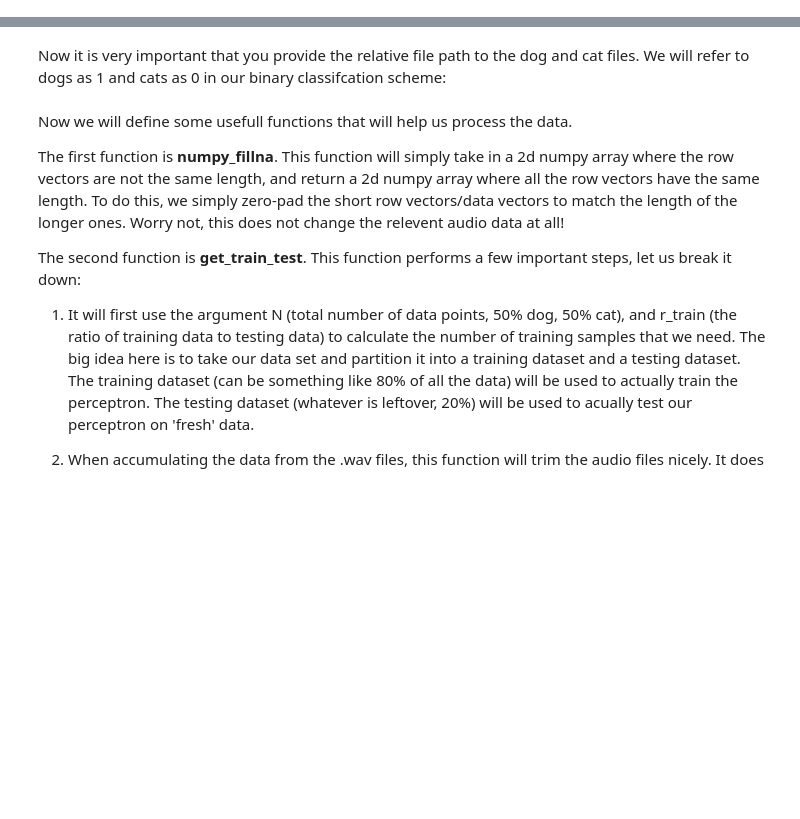
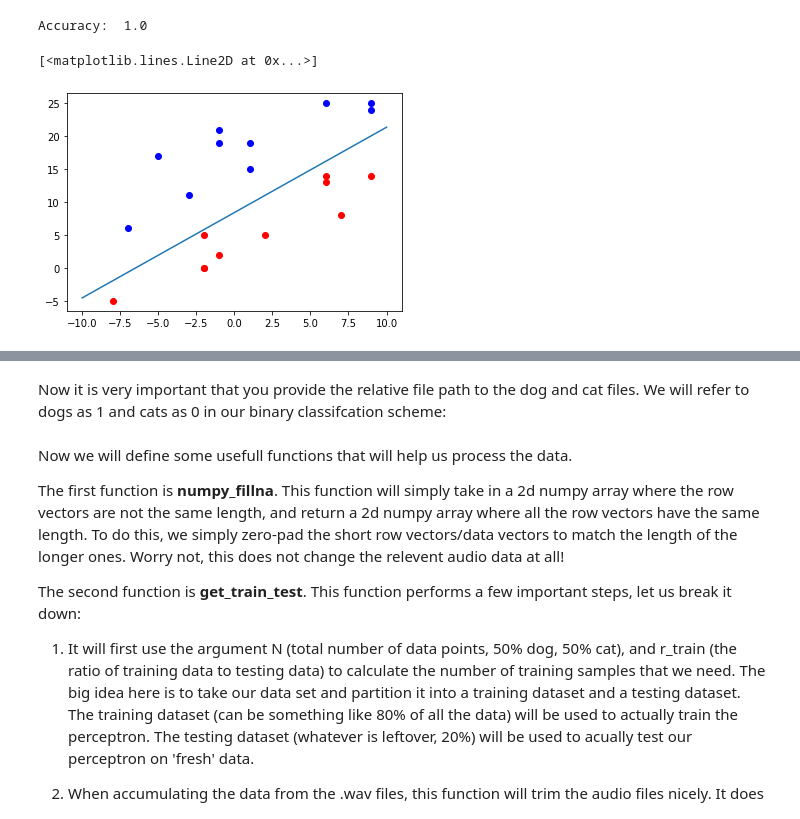
Before and after one commit to danielabrahamgit/Perceptron_Project_189, a Jupyter notebook: Coding_Assignments/Perceptron_Instructor.ipynb, the cells around one changed output, grey strips where cells are left out. Saved outputs shown, nothing was run; the diff lists cells and outputs as text; code cells hidden in the pictures; blank space fills up the shorter version.

```diff
--- a/Coding_Assignments/Perceptron_Instructor.ipynb
+++ b/Coding_Assignments/Perceptron_Instructor.ipynb
@@ -0,0 +286,12 @@
+# %%
+sally_locations, sally_flavors = generateData(20,0)
+getAccuracy(candy_perceptron, addBias(candy_locations), candy_flavors, addBias(sally_locations), sally_flavors)
+#Visualizing you results
+plt.plot(sally_locations[:10,0], sally_locations[:10,1], 'bo', sally_locations[10:,0], sally_locations[10:,1], 'ro')
+weights = candy_perceptron.weights
+x = np.linspace(-10, 10, 1000)
+plt.plot(x, -(weights[1]/weights[2])*x - (weights[0]/weights[2]))
+# %% [output]
+Accuracy:  1.0
+[<matplotlib.lines.Line2D at 0x...>]
+[figure, added]
```
Also changed, not shown: parts of 65 cells of this notebook.
